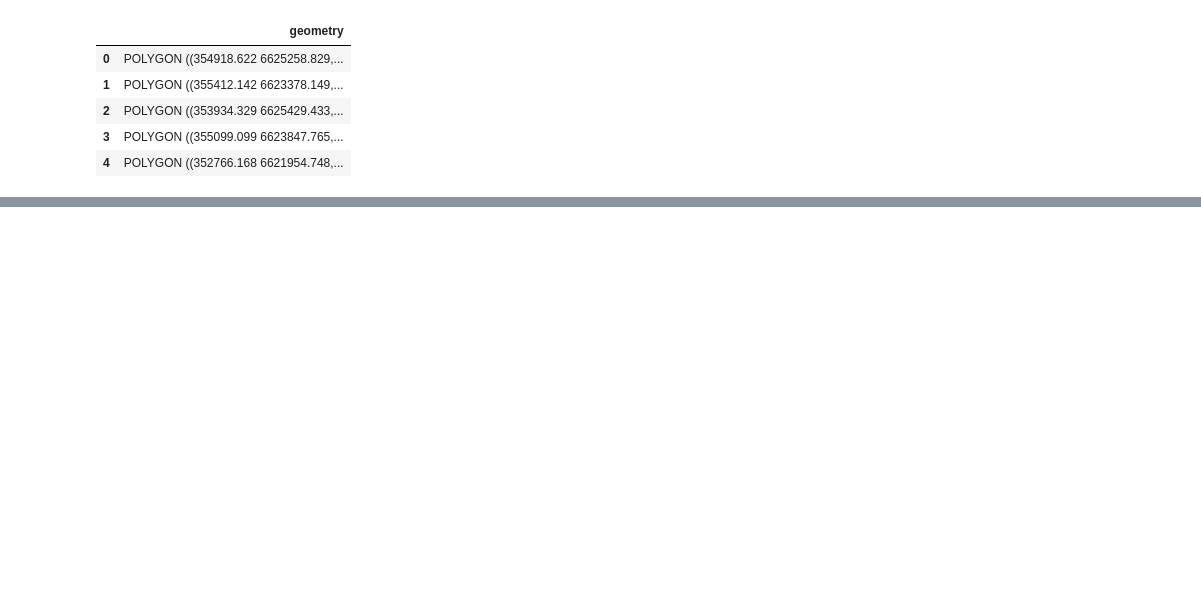
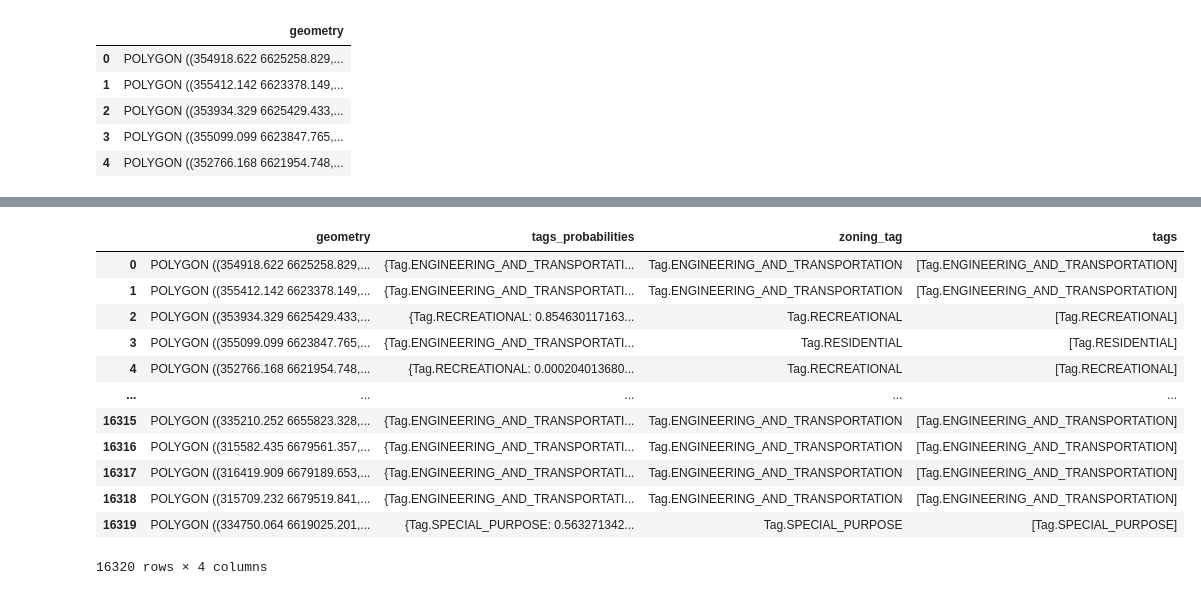
Before and after one commit to elizaveta18659/master-plan-requirements, a Jupyter notebook: examples/zoning_tagger.ipynb, the cells around one changed output, grey strips where cells are left out. Saved outputs shown, nothing was run; the diff lists cells and outputs as text; code cells hidden in the pictures; blank space fills up the shorter version.

```diff
--- a/examples/zoning_tagger.ipynb
+++ b/examples/zoning_tagger.ipynb
@@ -45,0 +106,16 @@ zoning_gdf.plot(column='zoning_tag', legend=True, ax=ax).set_axis_off()
+# %%
+zoning_gdf
+# %% [output]
+|  | geometry | tags_probabilities | zoning_tag | tags |
+| 0 | POLYGON ((354918.622 6625258.829,... | {Tag.ENGINEERING_AND_TRANSPORTATI... | Tag.ENGINEERING_AND_TRANSPORTATION | [Tag.ENGINEERING_AND_TRANSPORTATION] |
+| 1 | POLYGON ((355412.142 6623378.149,... | {Tag.ENGINEERING_AND_TRANSPORTATI... | Tag.ENGINEERING_AND_TRANSPORTATION | [Tag.ENGINEERING_AND_TRANSPORTATION] |
+| 2 | POLYGON ((353934.329 6625429.433,... | {Tag.RECREATIONAL: 0.854630117163... | Tag.RECREATIONAL | [Tag.RECREATIONAL] |
+| 3 | POLYGON ((355099.099 6623847.765,... | {Tag.ENGINEERING_AND_TRANSPORTATI... | Tag.RESIDENTIAL | [Tag.RESIDENTIAL] |
+| 4 | POLYGON ((352766.168 6621954.748,... | {Tag.RECREATIONAL: 0.000204013680... | Tag.RECREATIONAL | [Tag.RECREATIONAL] |
+| ... | ... | ... | ... | ... |
+| 16315 | POLYGON ((335210.252 6655823.328,... | {Tag.ENGINEERING_AND_TRANSPORTATI... | Tag.ENGINEERING_AND_TRANSPORTATION | [Tag.ENGINEERING_AND_TRANSPORTATION] |
+| 16316 | POLYGON ((315582.435 6679561.357,... | {Tag.ENGINEERING_AND_TRANSPORTATI... | Tag.ENGINEERING_AND_TRANSPORTATION | [Tag.ENGINEERING_AND_TRANSPORTATION] |
+| 16317 | POLYGON ((316419.909 6679189.653,... | {Tag.ENGINEERING_AND_TRANSPORTATI... | Tag.ENGINEERING_AND_TRANSPORTATION | [Tag.ENGINEERING_AND_TRANSPORTATION] |
+| 16318 | POLYGON ((315709.232 6679519.841,... | {Tag.ENGINEERING_AND_TRANSPORTATI... | Tag.ENGINEERING_AND_TRANSPORTATION | [Tag.ENGINEERING_AND_TRANSPORTATION] |
+| 16319 | POLYGON ((334750.064 6619025.201,... | {Tag.SPECIAL_PURPOSE: 0.563271342... | Tag.SPECIAL_PURPOSE | [Tag.SPECIAL_PURPOSE] |
+16320 rows × 4 columns
```
Also changed, not shown: parts of 10 cells of this notebook, 3 other files.
